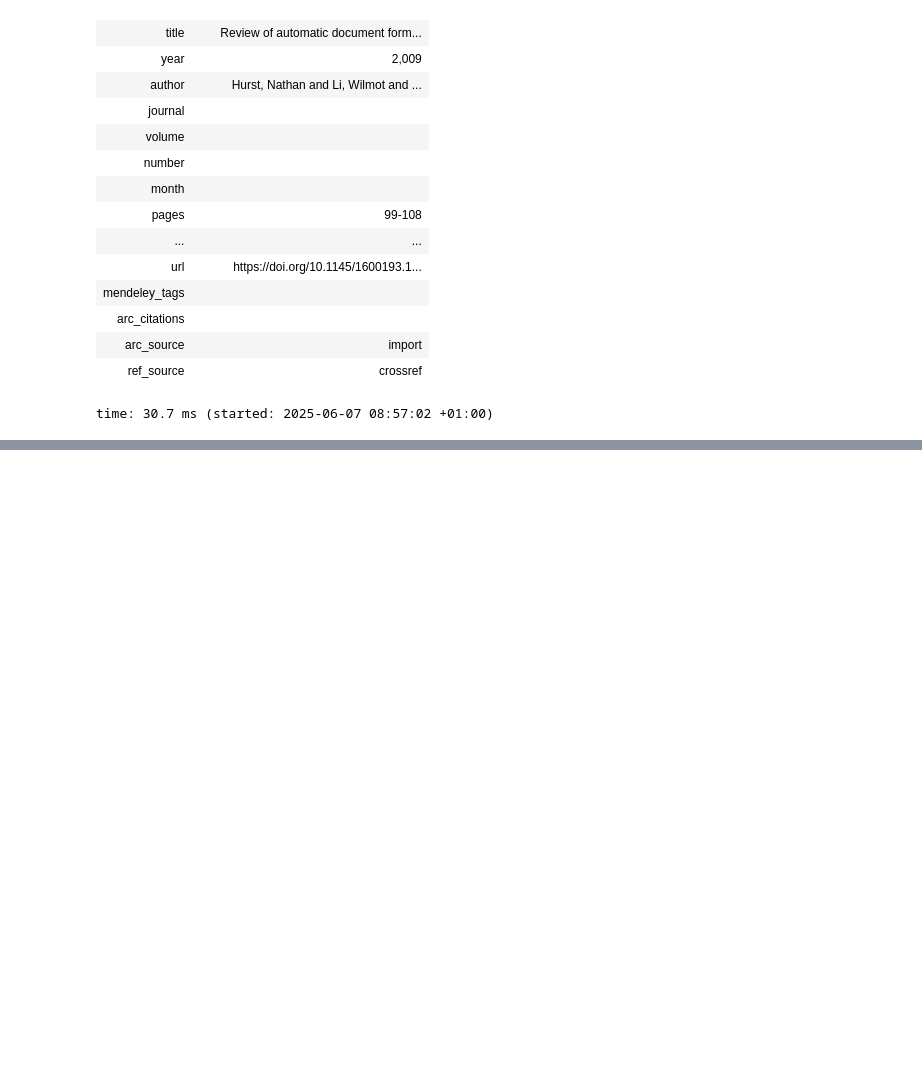
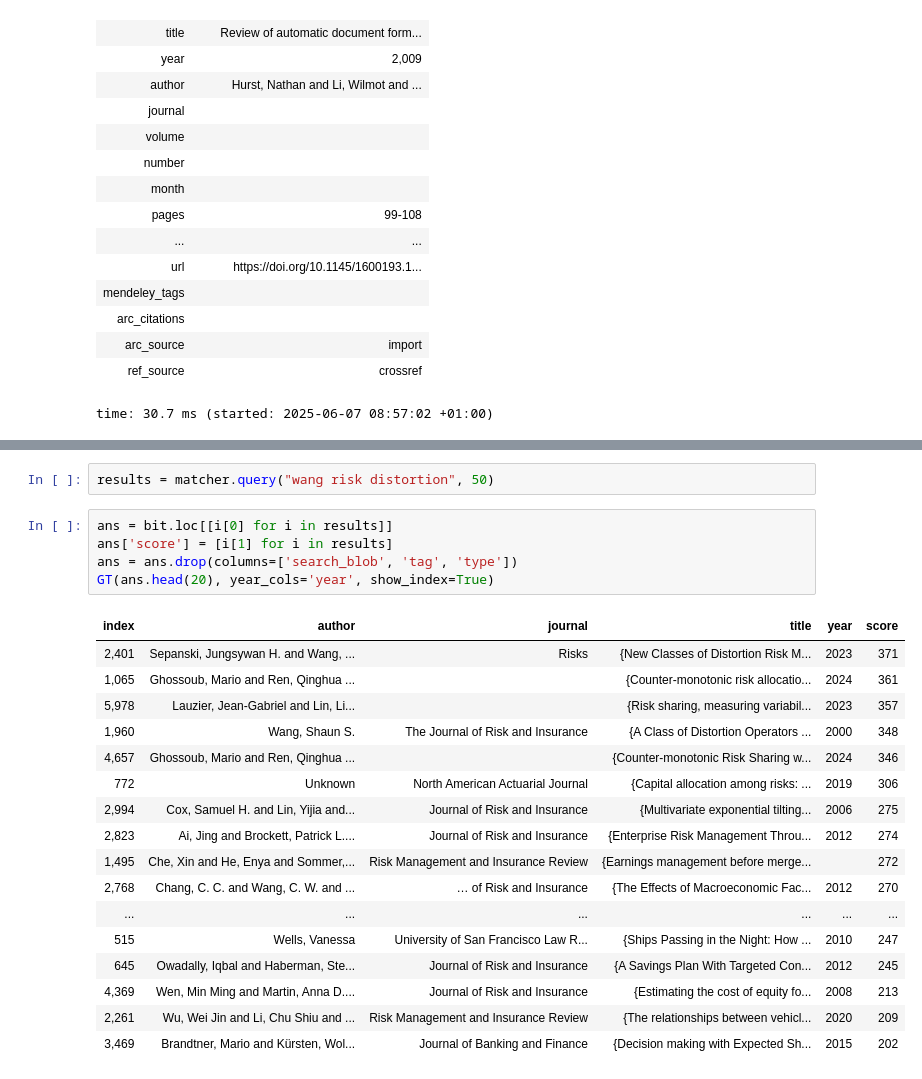
Before and after one commit to mynl/archivum_project, a Jupyter notebook: temp/new-import.ipynb, the cells around one changed output, grey strips where cells are left out. Saved outputs shown, nothing was run; the diff lists cells and outputs as text; blank space fills up the shorter version.

```diff
--- a/temp/new-import.ipynb
+++ b/temp/new-import.ipynb
@@ -897,0 +466,25 @@ ax.set(ylim= [45, 55],
+# %%
+results = matcher.query("wang risk distortion", 50)
+# %%
+ans = bit.loc[[i[0] for i in results]]
+ans['score'] = [i[1] for i in results]
+ans = ans.drop(columns=['search_blob', 'tag', 'type'])
+GT(ans.head(20), year_cols='year', show_index=True)
+# %% [output]
+| index | author | journal | title | year | score |
+| 2,401 | Sepanski, Jungsywan H. and Wang, ... | Risks | {New Classes of Distortion Risk M... | 2023 | 371 |
+| 1,065 | Ghossoub, Mario and Ren, Qinghua ... |  | {Counter-monotonic risk allocatio... | 2024 | 361 |
+| 5,978 | Lauzier, Jean-Gabriel and Lin, Li... |  | {Risk sharing, measuring variabil... | 2023 | 357 |
+| 1,960 | Wang, Shaun S. | The Journal of Risk and Insurance | {A Class of Distortion Operators ... | 2000 | 348 |
+| 4,657 | Ghossoub, Mario and Ren, Qinghua ... |  | {Counter-monotonic Risk Sharing w... | 2024 | 346 |
+| 772 | Unknown | North American Actuarial Journal | {Capital allocation among risks: ... | 2019 | 306 |
+| 2,994 | Cox, Samuel H. and Lin, Yijia and... | Journal of Risk and Insurance | {Multivariate exponential tilting... | 2006 | 275 |
+| 2,823 | Ai, Jing and Brockett, Patrick L.... | Journal of Risk and Insurance | {Enterprise Risk Management Throu... | 2012 | 274 |
+| 1,495 | Che, Xin and He, Enya and Sommer,... | Risk Management and Insurance Review | {Earnings management before merge... |  | 272 |
+| 2,768 | Chang, C. C. and Wang, C. W. and ... | … of Risk and Insurance | {The Effects of Macroeconomic Fac... | 2012 | 270 |
+| ... | ... | ... | ... | ... | ... |
+| 515 | Wells, Vanessa | University of San Francisco Law R... | {Ships Passing in the Night: How ... | 2010 | 247 |
+| 645 | Owadally, Iqbal and Haberman, Ste... | Journal of Risk and Insurance | {A Savings Plan With Targeted Con... | 2012 | 245 |
+| 4,369 | Wen, Min Ming and Martin, Anna D.... | Journal of Risk and Insurance | {Estimating the cost of equity fo... | 2008 | 213 |
+| 2,261 | Wu, Wei Jin and Li, Chu Shiu and ... | Risk Management and Insurance Review | {The relationships between vehicl... | 2020 | 209 |
+| 3,469 | Brandtner, Mario and Kürsten, Wol... | Journal of Banking and Finance | {Decision making with Expected Sh... | 2015 | 202 |
```
Also changed, not shown: parts of 102 cells of this notebook, 51 other files.
